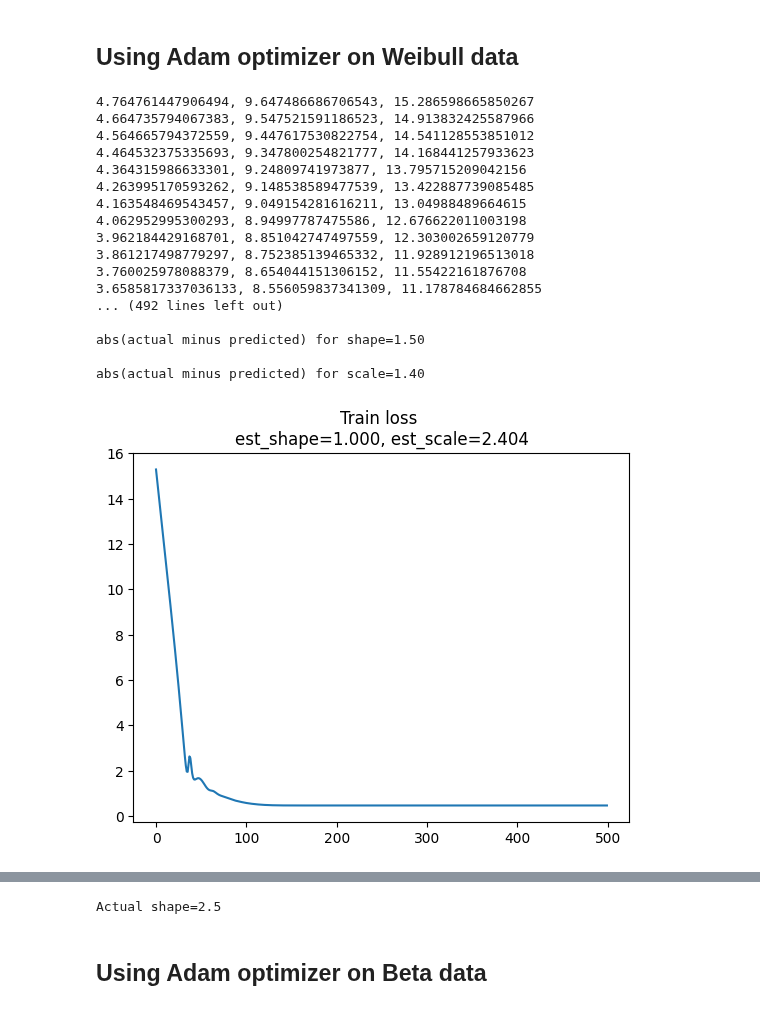
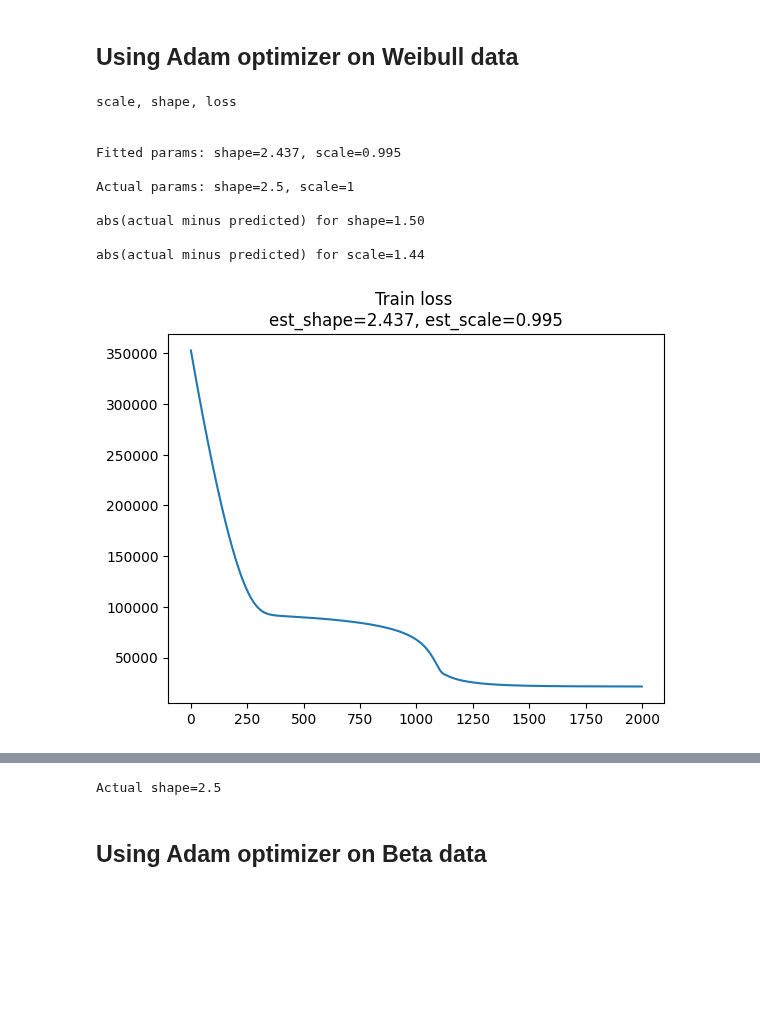
Before and after one commit to nayefahmad/ml-notes, a Jupyter notebook: 2023-05-02-pytorch-distribution-fitting.ipynb, the cells around one changed output, grey strips where cells are left out. Saved outputs shown, nothing was run; the diff lists cells and outputs as text; code cells hidden in the pictures; blank space fills up the shorter version.

Commit message:
Kaggle Notebook | 2023-05-02_pytorch-distribution-fitting | Version 6

```diff
--- a/2023-05-02-pytorch-distribution-fitting.ipynb
+++ b/2023-05-02-pytorch-distribution-fitting.ipynb
@@ -33,7 +34,7 @@ scale = 1
 weibull_data = weibull_min.rvs(c=shape, scale=scale, loc=0, size=n)
 
 #add noise, mean = 0, sd = 0.1 for the same sample size
-noise = np.random.normal(0, .1, n)
+noise = np.random.normal(0, 0, n)  # todo: add noise
 weibull_data = weibull_data + noise
 #all positive data
 weibull_data = np.abs(weibull_data) + 1e-4
@@ -121,5 +89,6 @@ def train_loop(model, optimizer, data_tensor, n=1000):
 # %%
-def weibull_nll(X, lambda_, k):
+def weibull_nll_old(X, lambda_, k):
+    # todo: what is this?? the likelihood fn seems wrong
     weibull_pdf = (k / lambda_) * (X / lambda_)**(k - 1) * torch.exp(-((X / lambda_)**k))
     nll = -torch.log(weibull_pdf).mean()
     return nll
@@ -174,40 +170,40 @@ weibull_tensor = torch.tensor(weibull_data, dtype=float).reshape(-1,1)
 # %%
+# min-max scale to speed up convergence. This means we won't get correctly estimated scale param,
+# but shape param will remain same.
+# weibull_data_scaled = [(x - weibull_data.min()) / (weibull_data.max() - weibull_data.min()) for x in weibull_data]
+weibull_tensor = torch.tensor(weibull_data, dtype=float).reshape(-1,1)
+
 m = Model()
-opt = torch.optim.Adam(m.parameters(), lr=.1)
-losses = train_loop(m, opt, data_tensor=weibull_tensor, n=500)
+opt = torch.optim.Adam(m.parameters(), lr=.01, amsgrad=True)
+# opt = torch.optim.SGD(m.parameters(), lr=.1)
+
+losses = train_loop(m, opt, data_tensor=weibull_tensor, n=2000)
 losses = [loss.detach().numpy().tolist() for loss in losses]
 fitted_params = m.weights
 
-estimated_shape = fitted_params.detach().numpy()[0]
-estimated_scale = fitted_params.detach().numpy()[1]
+estimated_scale = fitted_params.detach().numpy()[0]
+estimated_shape = fitted_params.detach().numpy()[1]
 print(f'\nFitted params: shape={estimated_shape:.3f}, scale={estimated_scale:.3f}')
 print(f'\nActual params: shape={shape}, scale={scale}')
 print(f'\nabs(actual minus predicted) for shape={np.abs(shape-fitted_params[0].detach().numpy()):.2f}')
 print(f'\nabs(actual minus predicted) for scale={np.abs(scale-fitted_params[1].detach().numpy()):.2f}')
 
 plt.plot(losses)
 plt.title(f'Train loss \nest_shape={estimated_shape:.3f}, est_scale={estimated_scale:.3f}')
 # plt.ylim(bottom=0)
 plt.show()
 
-plot_weibull_distributions((shape, scale), tuple(fitted_params.detach().numpy().tolist()))
+plot_weibull_distributions((shape, scale), (estimated_shape, estimated_scale))
 print(f'Actual shape={shape}')
 # %% [output]
-4.764761447906494, 9.647486686706543, 15.286598665850267
-4.664735794067383, 9.547521591186523, 14.913832425587966
-4.564665794372559, 9.447617530822754, 14.541128553851012
-4.464532375335693, 9.347800254821777, 14.168441257933623
-4.364315986633301, 9.24809741973877, 13.795715209042156
-4.263995170593262, 9.148538589477539, 13.422887739085485
-4.163548469543457, 9.049154281616211, 13.04988489664615
-4.062952995300293, 8.94997787475586, 12.676622011003198
-3.962184429168701, 8.851042747497559, 12.303002659120779
-3.861217498779297, 8.752385139465332, 11.928912196513018
-3.760025978088379, 8.654044151306152, 11.55422161876708
-3.6585817337036133, 8.556059837341309, 11.178784684662855
-... (492 lines left out)
+scale, shape, loss
+
+
+Fitted params: shape=2.437, scale=0.995
+
+Actual params: shape=2.5, scale=1
 
 abs(actual minus predicted) for shape=1.50
 
-abs(actual minus predicted) for scale=1.40
+abs(actual minus predicted) for scale=1.44
-[figure, old version]
+[figure, new version]
```
Also changed, not shown: parts of 12 cells of this notebook.
